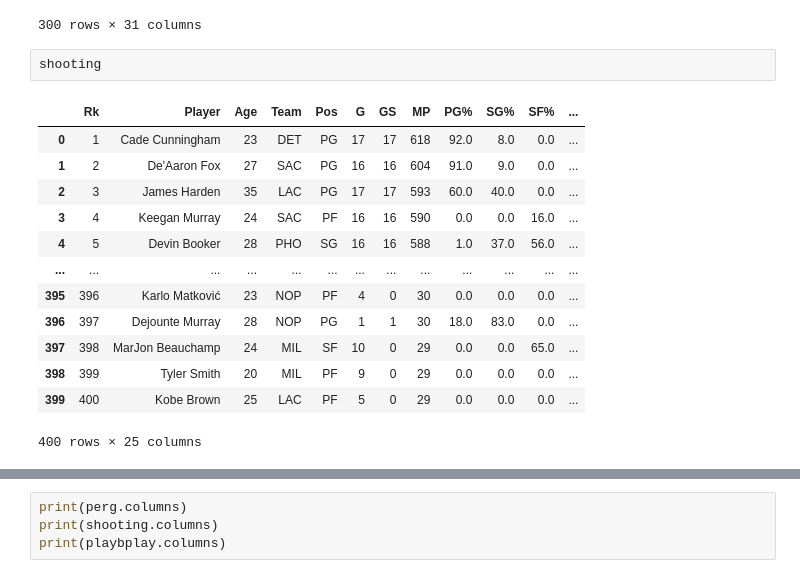
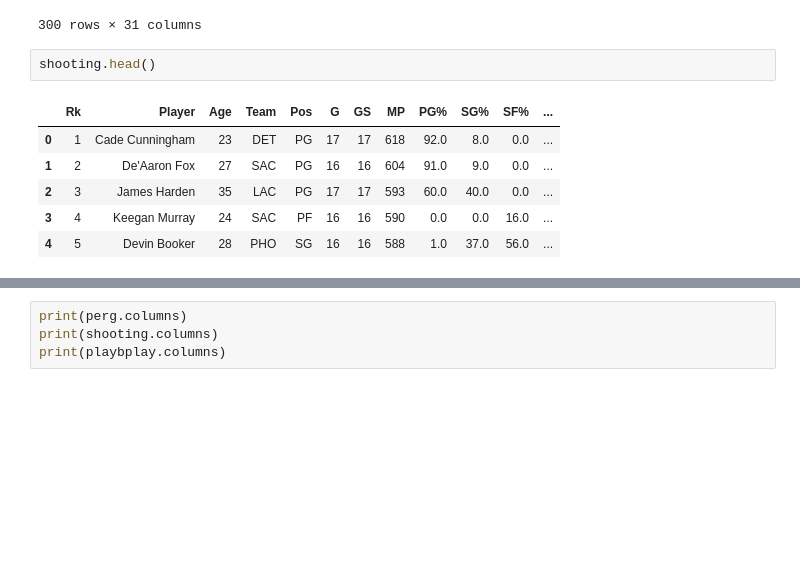
Before and after one commit to vtrackstar/Google-DA-Projects, a Jupyter notebook: ml-nba-offensive-playstyle-through-11-22-24.ipynb, the cells around one changed output, grey strips where cells are left out. Drawn from its saved outputs; the diff is of its cells as text; blank space fills up the shorter version.

```diff
--- a/ml-nba-offensive-playstyle-through-11-22-24.ipynb
+++ b/ml-nba-offensive-playstyle-through-11-22-24.ipynb
@@ -54,19 +59,12 @@ perg
 | 299 | 300 | Sandro Mamukelashvili | 25 | SAS | PF | 12 | 0 | 8.8 | 1.6 | 2.8 | 0.559 | ... |
 300 rows × 31 columns
 # %%
-shooting
+shooting.head()
 # %% [output]
 |  | Rk | Player | Age | Team | Pos | G | GS | MP | PG% | SG% | SF% | ... |
 | 0 | 1 | Cade Cunningham | 23 | DET | PG | 17 | 17 | 618 | 92.0 | 8.0 | 0.0 | ... |
 | 1 | 2 | De'Aaron Fox | 27 | SAC | PG | 16 | 16 | 604 | 91.0 | 9.0 | 0.0 | ... |
 | 2 | 3 | James Harden | 35 | LAC | PG | 17 | 17 | 593 | 60.0 | 40.0 | 0.0 | ... |
 | 3 | 4 | Keegan Murray | 24 | SAC | PF | 16 | 16 | 590 | 0.0 | 0.0 | 16.0 | ... |
 | 4 | 5 | Devin Booker | 28 | PHO | SG | 16 | 16 | 588 | 1.0 | 37.0 | 56.0 | ... |
-| ... | ... | ... | ... | ... | ... | ... | ... | ... | ... | ... | ... | ... |
-| 395 | 396 | Karlo Matković | 23 | NOP | PF | 4 | 0 | 30 | 0.0 | 0.0 | 0.0 | ... |
-| 396 | 397 | Dejounte Murray | 28 | NOP | PG | 1 | 1 | 30 | 18.0 | 83.0 | 0.0 | ... |
-| 397 | 398 | MarJon Beauchamp | 24 | MIL | SF | 10 | 0 | 29 | 0.0 | 0.0 | 65.0 | ... |
-| 398 | 399 | Tyler Smith | 20 | MIL | PF | 9 | 0 | 29 | 0.0 | 0.0 | 0.0 | ... |
-| 399 | 400 | Kobe Brown | 25 | LAC | PF | 5 | 0 | 29 | 0.0 | 0.0 | 0.0 | ... |
-400 rows × 25 columns
 # %%
```
Also changed, not shown: parts of 26 cells of this notebook.
